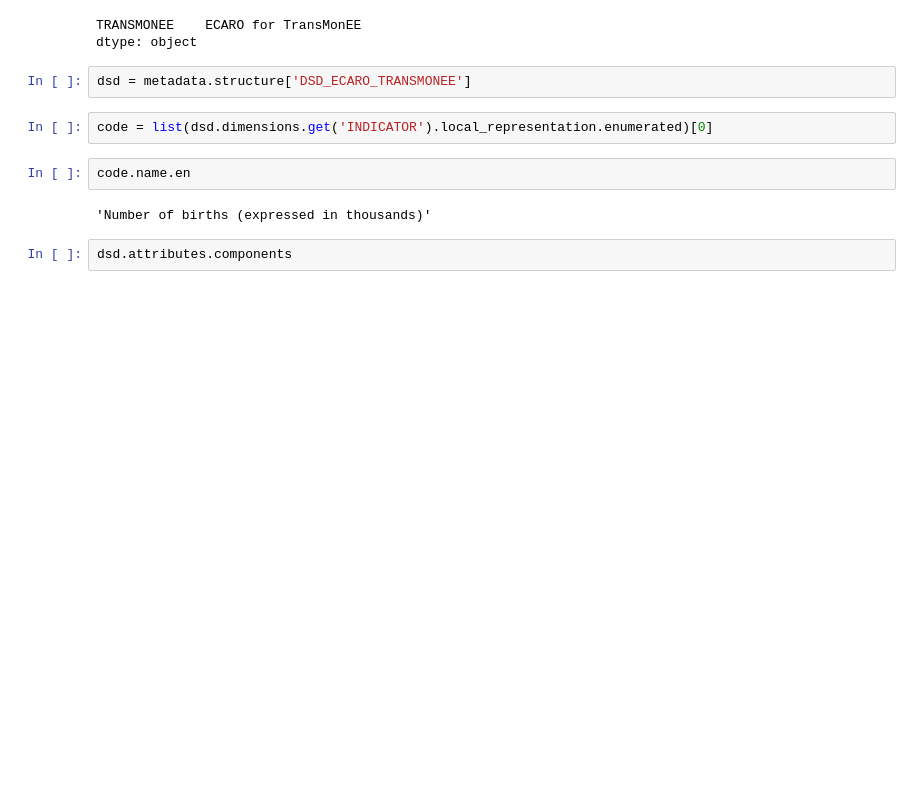
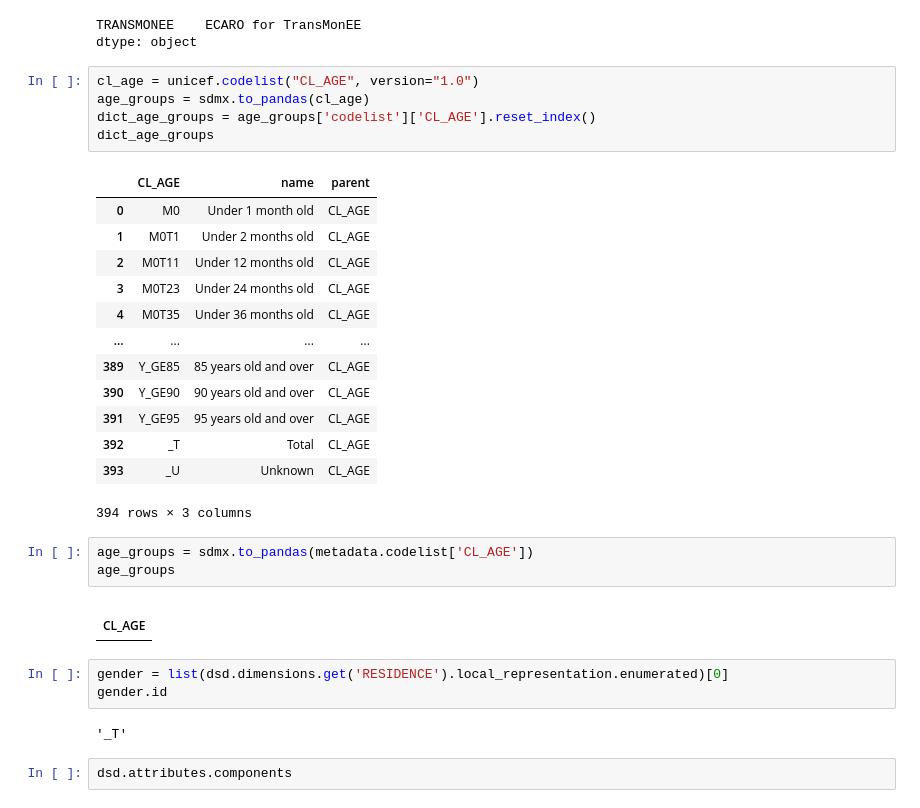
Before and after one commit to UNICEFECAR/dash, a Jupyter notebook: SDMX.ipynb, the cells around one changed output. Drawn from its saved outputs; the diff is of its cells as text; blank space fills up the shorter version.

```diff
--- a/SDMX.ipynb
+++ b/SDMX.ipynb
@@ -49,14 +66,36 @@ dataflows
 # %% [output]
 TRANSMONEE    ECARO for TransMonEE
 dtype: object
-# %%
-dsd = metadata.structure['DSD_ECARO_TRANSMONEE']
+# %%
+cl_age = unicef.codelist("CL_AGE", version="1.0")
+age_groups = sdmx.to_pandas(cl_age)
+dict_age_groups = age_groups['codelist']['CL_AGE'].reset_index()
+dict_age_groups
+# %% [output]
+|  | CL_AGE | name | parent |
+| 0 | M0 | Under 1 month old | CL_AGE |
+| 1 | M0T1 | Under 2 months old | CL_AGE |
+| 2 | M0T11 | Under 12 months old | CL_AGE |
+| 3 | M0T23 | Under 24 months old | CL_AGE |
+| 4 | M0T35 | Under 36 months old | CL_AGE |
+| ... | ... | ... | ... |
+| 389 | Y_GE85 | 85 years old and over | CL_AGE |
+| 390 | Y_GE90 | 90 years old and over | CL_AGE |
+| 391 | Y_GE95 | 95 years old and over | CL_AGE |
+| 392 | _T | Total | CL_AGE |
+| 393 | _U | Unknown | CL_AGE |
+394 rows × 3 columns
+# %%
+age_groups = sdmx.to_pandas(metadata.codelist['CL_AGE'])
+age_groups
+# %% [output]
+|  |
+| CL_AGE |
 # %%
-code = list(dsd.dimensions.get('INDICATOR').local_representation.enumerated)[0]
+gender = list(dsd.dimensions.get('RESIDENCE').local_representation.enumerated)[0]
+gender.id
+# %% [output]
+'_T'
-# %%
-code.name.en
-# %% [output]
-'Number of births (expressed in thousands)'
 # %%
 dsd.attributes.components
 # %% [output]
```
Also changed, not shown: parts of 10 cells of this notebook, 12 other files.
